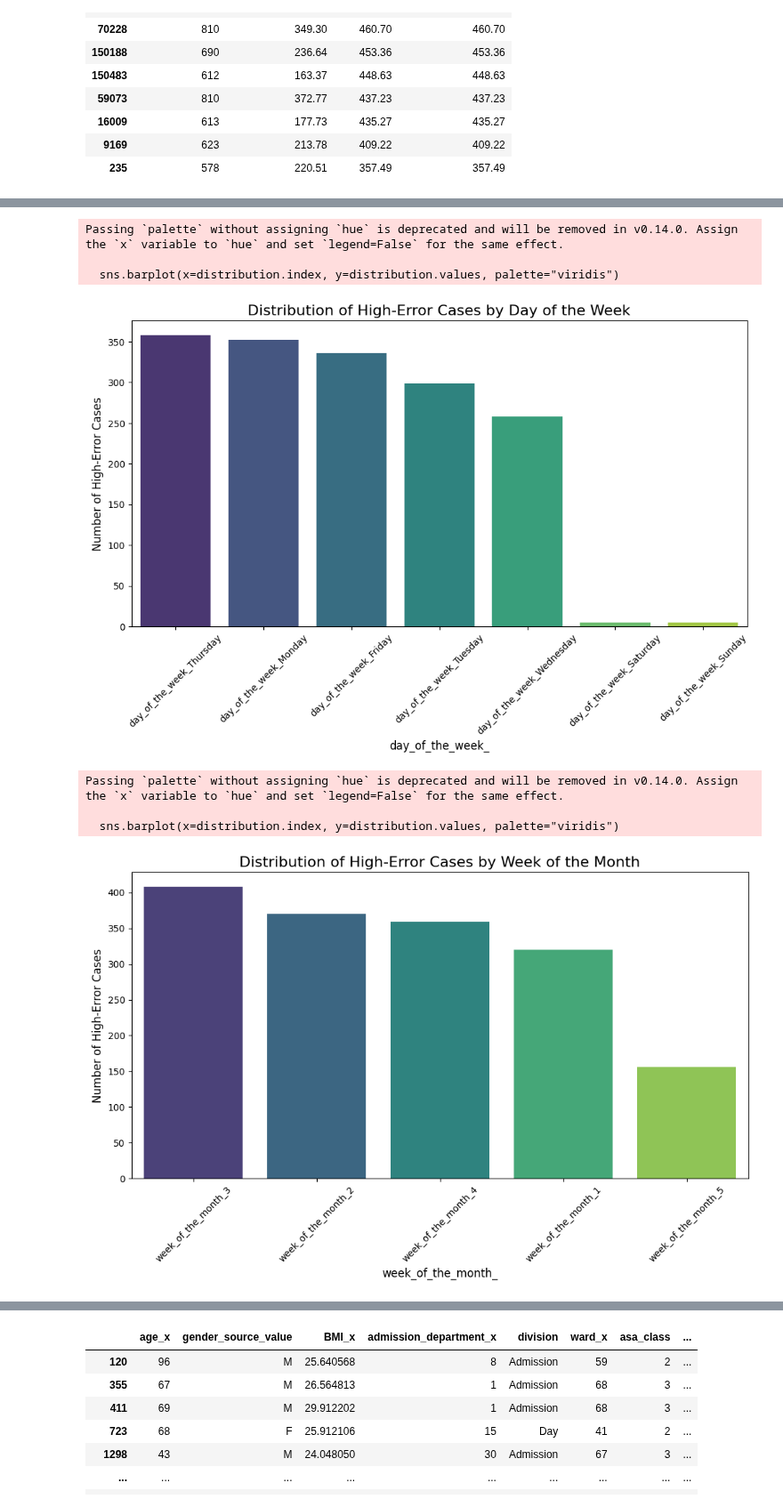
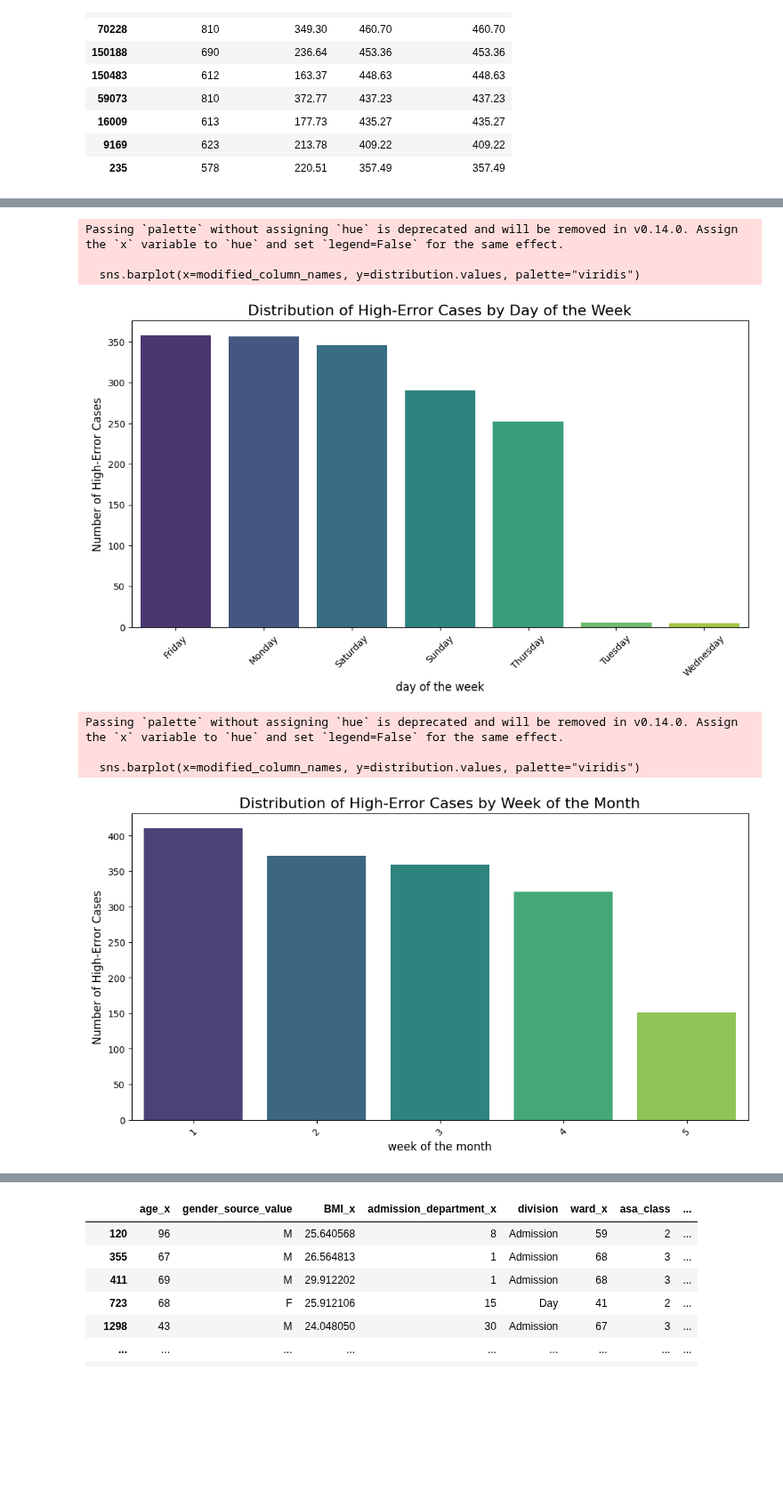
Before and after one commit to devguno/Surgical-Duration-Prediction, a Jupyter notebook: 0104변형 copy.ipynb, the cells around one changed output, grey strips where cells are left out. Shown at 89% size. Cells and saved outputs as stored; diff of their text form; code cells hidden in the pictures; blank space fills up the shorter version.

```diff
--- a/0104변형 copy.ipynb
+++ b/0104변형 copy.ipynb
@@ -180,15 +155,15 @@ dept_sample_counts = {}
 actual_surgery_durations = {}
 
 for dept in departments:
-    dept_col_name = 'surgical_department_' + dept
+    dept_col_name = 'surgical department_' + dept
     dept_data = df_encoded[df_encoded[dept_col_name] == 1]
 
     # Storing the number of samples per department
     dept_sample_counts[dept] = len(dept_data)
 
     if len(dept_data) > 0:
-        X_dept = dept_data.drop('surgery_duration', axis=1)
-        y_dept = dept_data['surgery_duration']
+        X_dept = dept_data.drop('surgery duration', axis=1)
+        y_dept = dept_data['surgery duration']
 
         # Actual surgery durations for each department
         actual_surgery_durations[dept] = y_dept
@@ -303,11 +264,11 @@ all_predictions = []
 
 # Loop through each department, predict, and store the results
 for dept in departments:
-    dept_col_name = 'surgical_department_' + dept
+    dept_col_name = 'surgical department_' + dept
     dept_data = df_encoded[df_encoded[dept_col_name] == 1]
 
     if len(dept_data) > 0:
-        X_dept = dept_data.drop('surgery_duration', axis=1)
+        X_dept = dept_data.drop('surgery duration', axis=1)
         model = default_models[dept]
         dept_predictions = model.predict(X_dept)
         all_predictions.extend(dept_predictions)
@@ -316,7 +277,7 @@ for dept in departments:
 df_encoded['Predicted Duration'] = all_predictions
 
 # Calculate the absolute difference for the entire dataset
-df_encoded['Absolute Difference'] = abs(df_encoded['surgery_duration'] - df_encoded['Predicted Duration'])
+df_encoded['Absolute Difference'] = abs(df_encoded['surgery duration'] - df_encoded['Predicted Duration'])
 
 # Sorting by highest errors
 sorted_by_error = df_encoded.sort_values(by='Absolute Difference', ascending=False)
@@ -347,7 +308,7 @@ top_error_analysis
 # %%
 # Calculating the absolute error and error percentage for the top error data
-top_error_data['Absolute Error'] = abs(top_error_data['surgery_duration'] - top_error_data['Predicted Duration'])
-top_error_data['Error Percentage'] = (top_error_data['Absolute Error'] / top_error_data['surgery_duration']) * 100
+top_error_data['Absolute Error'] = abs(top_error_data['surgery duration'] - top_error_data['Predicted Duration'])
+top_error_data['Error Percentage'] = (top_error_data['Absolute Error'] / top_error_data['surgery duration']) * 100
 
 # Summary of the absolute error and error percentage
 error_summary = top_error_data[['Absolute Error', 'Error Percentage']].describe()
@@ -375,37 +336,44 @@ See the caveats in the documentation: https://pandas.pydata.org/pandas-docs/stab
 # %%
-# Function to create a beautiful bar plot for a given column
-def plot_beautiful_distribution(df, column_prefix, title):
-    # Extracting columns related to the prefix
-    relevant_columns = [col for col in df.columns if column_prefix in col]
+import seaborn as sns
+
+# Function to create a beautiful bar plot for a given column, with modified column names
+def plot_beautiful_distribution_modified(df, column_prefix, title, exact_match=False):
+    if exact_match:
+        relevant_columns = [col for col in df.columns if col.startswith(column_prefix)]
+    else:
+        relevant_columns = [col for col in df.columns if column_prefix in col]
+
+    # Modifying column names for the plot
+    modified_column_names = [col.replace(column_prefix, '') for col in relevant_columns]
 
     # Summing boolean flags to calculate distribution and sorting
     distribution = df[relevant_columns].sum().sort_values(ascending=False)
 
     # Creating a bar plot
     plt.figure(figsize=(12, 6))
-    sns.barplot(x=distribution.index, y=distribution.values, palette="viridis")
+    sns.barplot(x=modified_column_names, y=distribution.values, palette="viridis")
     plt.title(title, fontsize=16)
     plt.xticks(rotation=45)
     plt.ylabel('Number of High-Error Cases', fontsize=12)
-    plt.xlabel(column_prefix, fontsize=12)
+    plt.xlabel(column_prefix.rstrip('_'), fontsize=12)
     plt.show()
     return distribution
 
-# Plotting distributions for day_of_the_week, week_of_the_month, month, and surgical_department
-day_of_week_distribution_beautiful = plot_beautiful_distribution(top_error_data, 'day_of_the_week_', 'Distribution of High-Error Cases by Day of the Week')
-week_of_month_distribution_beautiful = plot_beautiful_distribution(top_error_data, 'week_of_the_month_', 'Distribution of High-Error Cases by Week of the Month')
-month_distribution_beautiful = plot_beautiful_distribution(top_error_data, 'month_', 'Distribution of High-Error Cases by Month')
-surgical_department_distribution_beautiful = plot_beautiful_distribution(top_error_data, 'surgical_department_', 'Distribution of High-Error Cases by Surgical Department')
+# Plotting distributions with modified column names
+day_of_week_distribution_beautiful = plot_beautiful_distribution_modified(top_error_data, 'day of the week_', 'Distribution of High-Error Cases by Day of the Week')
+week_of_month_distribution_beautiful = plot_beautiful_distribution_modified(top_error_data, 'week of the month_', 'Distribution of High-Error Cases by Week of the Month')
+month_distribution_beautiful = plot_beautiful_distribution_modified(top_error_data, 'month_', 'Distribution of High-Error Cases by Month', exact_match=True)
+surgical_department_distribution_beautiful = plot_beautiful_distribution_modified(top_error_data, 'surgical department_', 'Distribution of High-Error Cases by Surgical Department')
 
 (day_of_week_distribution_beautiful, week_of_month_distribution_beautiful, month_distribution_beautiful, surgical_department_distribution_beautiful)
 # %% [output]
 Passing `palette` without assigning `hue` is deprecated and will be removed in v0.14.0. Assign the `x` variable to `hue` and set `legend=False` for the same effect.
 
-  sns.barplot(x=distribution.index, y=distribution.values, palette="viridis")
+  sns.barplot(x=modified_column_names, y=distribution.values, palette="viridis")
-[figure, old version]
+[figure, new version]
 Passing `palette` without assigning `hue` is deprecated and will be removed in v0.14.0. Assign the `x` variable to `hue` and set `legend=False` for the same effect.
 
-  sns.barplot(x=distribution.index, y=distribution.values, palette="viridis")
+  sns.barplot(x=modified_column_names, y=distribution.values, palette="viridis")
-[figure, old version]
+[figure, new version]
 Passing `palette` without assigning `hue` is deprecated and will be removed in v0.14.0. Assign the `x` variable to `hue` and set `legend=False` for the same effect.
 
```
Also changed, not shown: parts of 9 cells of this notebook, 1 other file.
